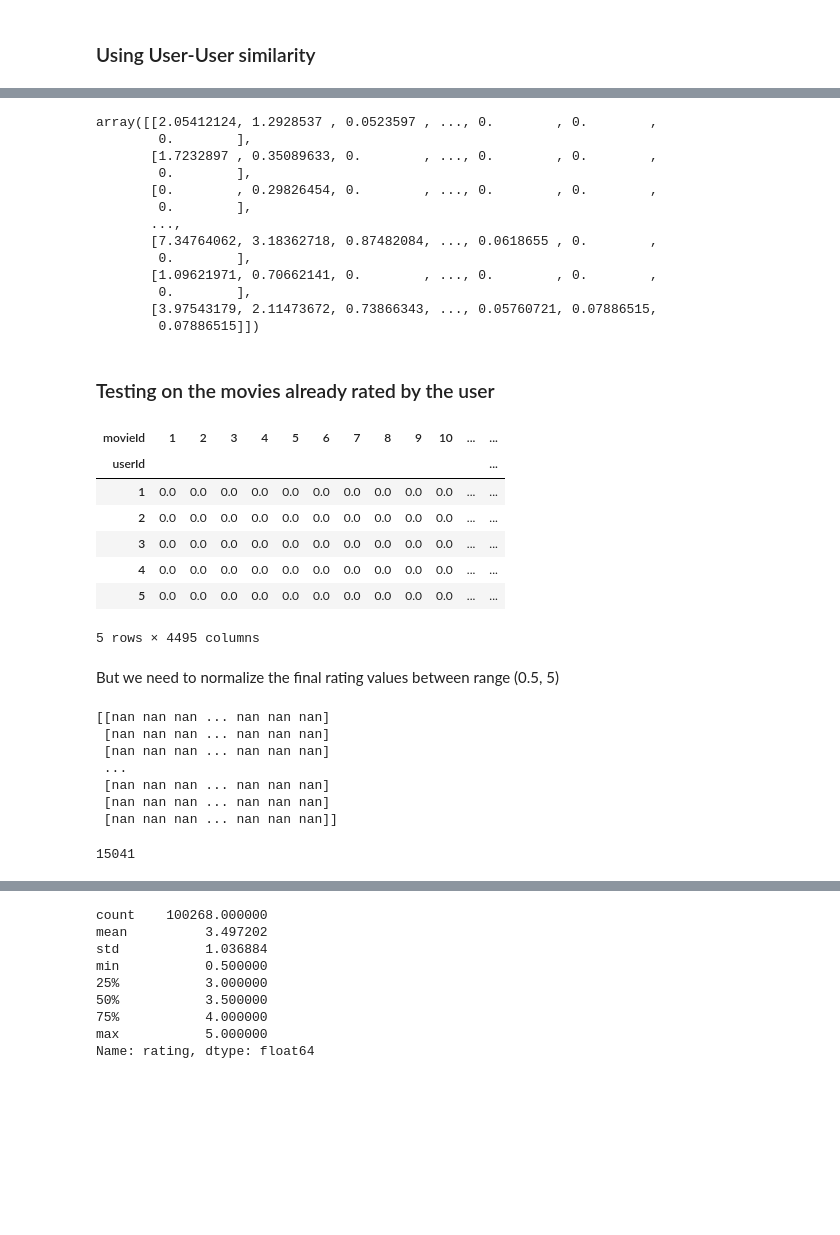
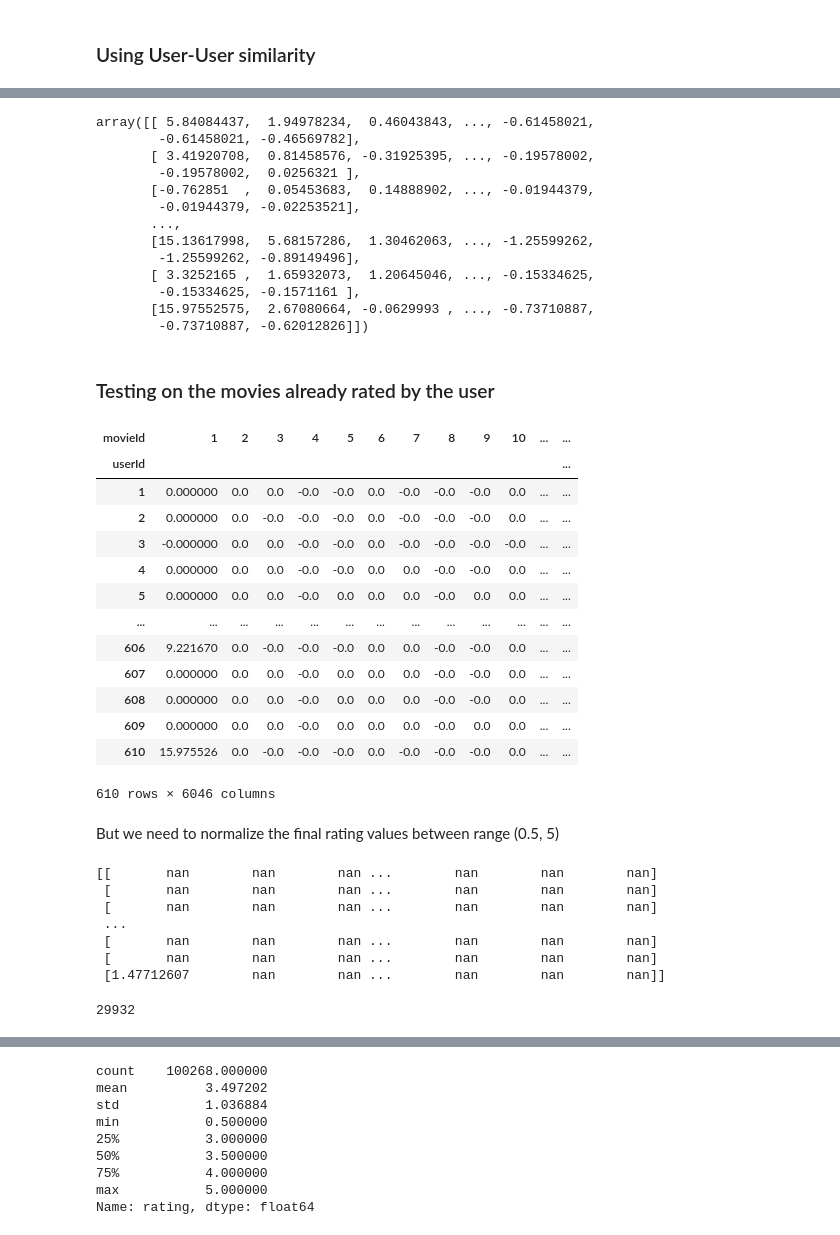
Before and after one commit to Nutdanai1221/Movie-Recommender-System, a Jupyter notebook: notebooks/movie-lens-recomendation.ipynb, the cells around one changed output, grey strips where cells are left out. Drawn from its saved outputs; the diff is of its cells as text; code cells hidden in the pictures; blank space fills up the shorter version.

```diff
--- a/notebooks/movie-lens-recomendation.ipynb
+++ b/notebooks/movie-lens-recomendation.ipynb
@@ -325,9 +325,7 @@ Data columns (total 3 columns):
 dtypes: float64(1), int64(2)
 memory usage: 3.1 MB
 # %%
-
-
-X_train, X_test = train_test_split(cleaned_ratings, test_size = 0.15, random_state = 42)
+X_train, X_test = train_test_split(cleaned_ratings, test_size = 0.30, random_state = 42)
 
 print(X_train.shape)
 print(X_test.shape)
@@ -517,0 +575,14 @@ print(test_user_similarity.shape)
+# %%
+test_user_mean_ratings = test_user_features.mean(axis=1)
+
+# Mean-center the test user-movie rating matrix
+test_user_features_mean_centered = test_user_features.sub(test_user_mean_ratings, axis=0)
+
+# Compute user-user similarity on the mean-centered test data
+test_user_similarity = cosine_similarity(test_user_features_mean_centered)
+test_user_similarity[np.isnan(test_user_similarity)] = 0
+
+print(test_user_similarity)
+print("- "*10)
+print(test_user_similarity.shape)
+# Predict ratings using the mean-centered test
@@ -518,34 +605,40 @@ print(test_user_similarity.shape)
 # %%
-user_predicted_ratings_test = np.dot(test_user_similarity, test_user_features)
+user_predicted_ratings_test = np.dot(test_user_similarity, test_user_features_mean_centered)
 user_predicted_ratings_test
 # %% [output]
-array([[2.05412124, 1.2928537 , 0.0523597 , ..., 0.        , 0.        ,
-        0.        ],
-       [1.7232897 , 0.35089633, 0.        , ..., 0.        , 0.        ,
-        0.        ],
-       [0.        , 0.29826454, 0.        , ..., 0.        , 0.        ,
-        0.        ],
+array([[ 5.84084437,  1.94978234,  0.46043843, ..., -0.61458021,
+        -0.61458021, -0.46569782],
+       [ 3.41920708,  0.81458576, -0.31925395, ..., -0.19578002,
+        -0.19578002,  0.0256321 ],
+       [-0.762851  ,  0.05453683,  0.14888902, ..., -0.01944379,
+        -0.01944379, -0.02253521],
        ...,
-       [7.34764062, 3.18362718, 0.87482084, ..., 0.0618655 , 0.        ,
-        0.        ],
-       [1.09621971, 0.70662141, 0.        , ..., 0.        , 0.        ,
-        0.        ],
-       [3.97543179, 2.11473672, 0.73866343, ..., 0.05760721, 0.07886515,
-        0.07886515]])
+       [15.13617998,  5.68157286,  1.30462063, ..., -1.25599262,
+        -1.25599262, -0.89149496],
+       [ 3.3252165 ,  1.65932073,  1.20645046, ..., -0.15334625,
+        -0.15334625, -0.1571161 ],
+       [15.97552575,  2.67080664, -0.0629993 , ..., -0.73710887,
+        -0.73710887, -0.62012826]])
 # %% [markdown]
 ### Testing on the movies already rated by the user
 # %%
 test_user_final_rating = np.multiply(user_predicted_ratings_test, dummy_test)
-test_user_final_rating.head()
+test_user_final_rating
 # %% [output]
 | movieId | 1 | 2 | 3 | 4 | 5 | 6 | 7 | 8 | 9 | 10 | ... | ... |
 | userId |  |  |  |  |  |  |  |  |  |  |  | ... |
-| 1 | 0.0 | 0.0 | 0.0 | 0.0 | 0.0 | 0.0 | 0.0 | 0.0 | 0.0 | 0.0 | ... | ... |
-| 2 | 0.0 | 0.0 | 0.0 | 0.0 | 0.0 | 0.0 | 0.0 | 0.0 | 0.0 | 0.0 | ... | ... |
-| 3 | 0.0 | 0.0 | 0.0 | 0.0 | 0.0 | 0.0 | 0.0 | 0.0 | 0.0 | 0.0 | ... | ... |
-| 4 | 0.0 | 0.0 | 0.0 | 0.0 | 0.0 | 0.0 | 0.0 | 0.0 | 0.0 | 0.0 | ... | ... |
-| 5 | 0.0 | 0.0 | 0.0 | 0.0 | 0.0 | 0.0 | 0.0 | 0.0 | 0.0 | 0.0 | ... | ... |
+| 1 | 0.000000 | 0.0 | 0.0 | -0.0 | -0.0 | 0.0 | -0.0 | -0.0 | -0.0 | 0.0 | ... | ... |
+| 2 | 0.000000 | 0.0 | -0.0 | -0.0 | -0.0 | 0.0 | -0.0 | -0.0 | -0.0 | 0.0 | ... | ... |
+| 3 | -0.000000 | 0.0 | 0.0 | -0.0 | -0.0 | 0.0 | -0.0 | -0.0 | -0.0 | -0.0 | ... | ... |
+| 4 | 0.000000 | 0.0 | 0.0 | -0.0 | -0.0 | 0.0 | 0.0 | -0.0 | -0.0 | 0.0 | ... | ... |
+| 5 | 0.000000 | 0.0 | 0.0 | -0.0 | 0.0 | 0.0 | 0.0 | -0.0 | 0.0 | 0.0 | ... | ... |
+| ... | ... | ... | ... | ... | ... | ... | ... | ... | ... | ... | ... | ... |
+| 606 | 9.221670 | 0.0 | -0.0 | -0.0 | -0.0 | 0.0 | 0.0 | -0.0 | -0.0 | 0.0 | ... | ... |
+| 607 | 0.000000 | 0.0 | 0.0 | -0.0 | 0.0 | 0.0 | 0.0 | -0.0 | -0.0 | 0.0 | ... | ... |
+| 608 | 0.000000 | 0.0 | 0.0 | -0.0 | 0.0 | 0.0 | 0.0 | -0.0 | -0.0 | 0.0 | ... | ... |
+| 609 | 0.000000 | 0.0 | 0.0 | -0.0 | 0.0 | 0.0 | 0.0 | -0.0 | 0.0 | 0.0 | ... | ... |
+| 610 | 15.975526 | 0.0 | -0.0 | -0.0 | -0.0 | 0.0 | -0.0 | -0.0 | -0.0 | 0.0 | ... | ... |
-5 rows × 4495 columns
+610 rows × 6046 columns
 # %% [markdown]
 But we need to normalize the final rating values between range (0.5, 5)
 # %%
@@ -560,18 +653,18 @@ pred = scaler.transform(X)
 
 print(pred)
 # %% [output]
-[[nan nan nan ... nan nan nan]
- [nan nan nan ... nan nan nan]
- [nan nan nan ... nan nan nan]
+[[       nan        nan        nan ...        nan        nan        nan]
+ [       nan        nan        nan ...        nan        nan        nan]
+ [       nan        nan        nan ...        nan        nan        nan]
  ...
- [nan nan nan ... nan nan nan]
- [nan nan nan ... nan nan nan]
- [nan nan nan ... nan nan nan]]
+ [       nan        nan        nan ...        nan        nan        nan]
+ [       nan        nan        nan ...        nan        nan        nan]
+ [1.47712607        nan        nan ...        nan        nan        nan]]
 # %%
 # total non-NaN value
 total_non_nan = np.count_nonzero(~np.isnan(pred))
 total_non_nan
 # %% [output]
-15041
+29932
 # %%
 test = X_test.pivot(index = 'userId', columns = 'movieId', values = 'rating')
```
Also changed, not shown: parts of 33 cells of this notebook, 10 other files.
